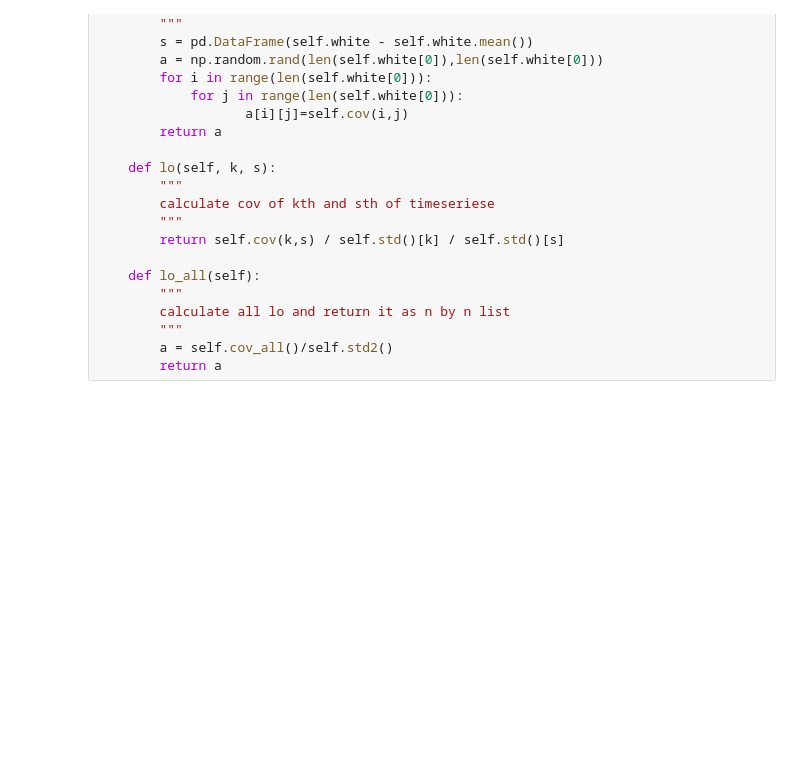
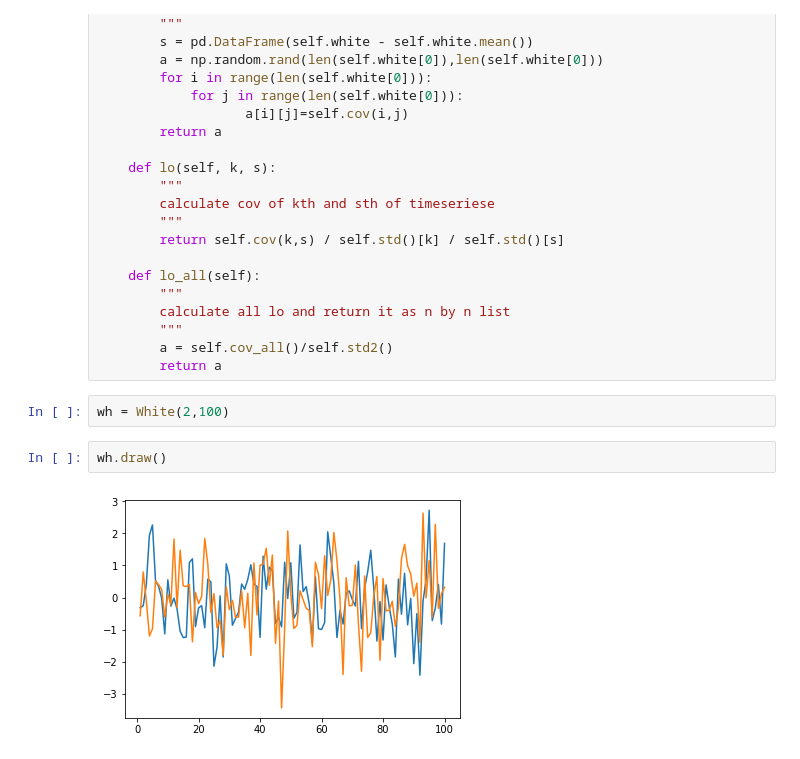
Before and after one commit to rosedaystory/gaussian-white-noise, a Jupyter notebook: gaussian_white_noise.ipynb, the cells around one changed output. Saved outputs shown, nothing was run; the diff lists cells and outputs as text; blank space fills up the shorter version.

```diff
--- a/gaussian_white_noise.ipynb
+++ b/gaussian_white_noise.ipynb
@@ -111,3 +111,9 @@ class White(object):
         """
         a = self.cov_all()/self.std2()
         return a
+# %%
+wh = White(2,100)
+# %%
+wh.draw()
+# %% [output]
+[figure, added]
```
Also changed, not shown: parts of 4 cells of this notebook, 1 other file.
